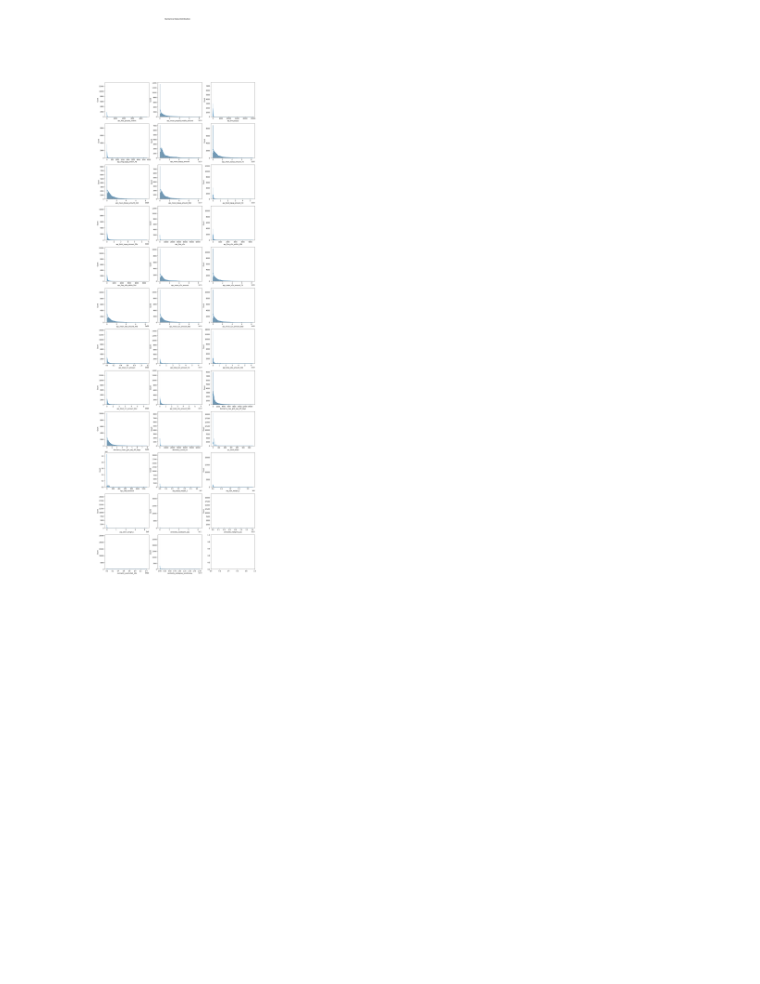
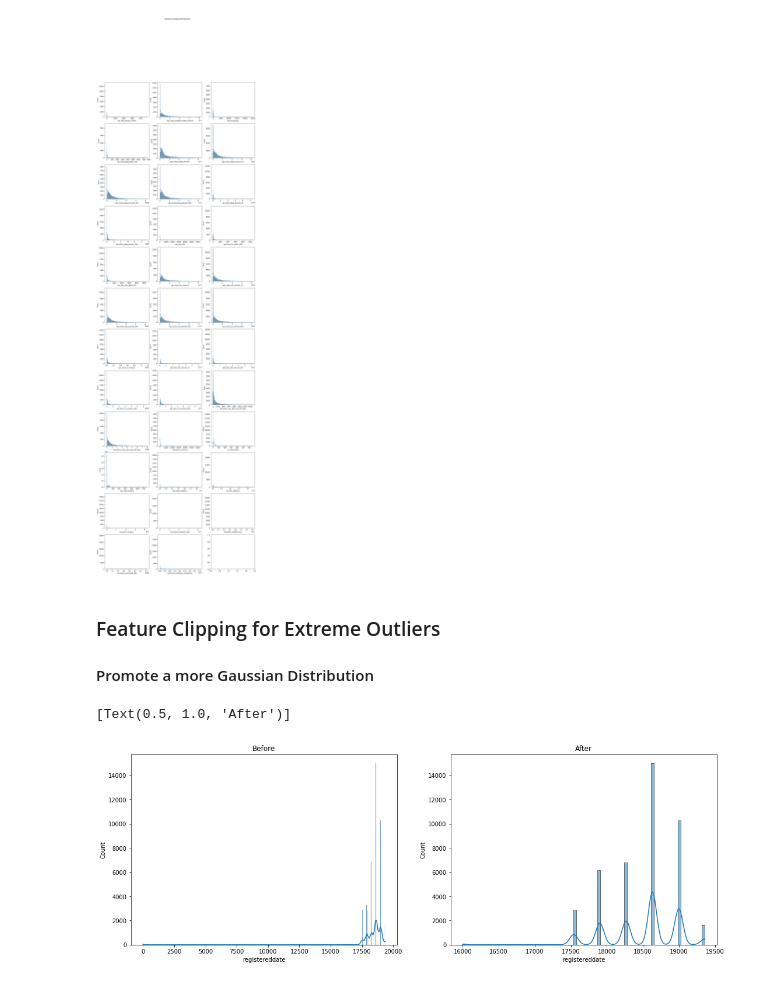
Before and after one commit to C23-FD-1/ml, a Jupyter notebook: Feature_coba.ipynb, the cells around one changed output. Saved outputs shown, nothing was run; the diff lists cells and outputs as text; code cells hidden in the pictures; blank space fills up the shorter version.

Commit message:
Finished clipping

```diff
--- a/Feature_coba.ipynb
+++ b/Feature_coba.ipynb
@@ -89,3 +84,19 @@ sns.histplot(ax=axes[11, 1], data=df['centrality_outdegree_sendmoney'], kde=True
 # %% [output]
 <AxesSubplot:xlabel='centrality_outdegree_sendmoney', ylabel='Count'>
 [figure]
+# %%
+df1 = df.copy()
+# %% [markdown]
+### Feature Clipping for Extreme Outliers
+#### Promote a more Gaussian Distribution
+# %%
+# Clipping 'registereddate' to (16000, 19360)
+df1['registereddate'] = df1['registereddate'].clip(16000, 19360)
+
+# Comparison
+fig, axes = plt.subplots(1, 2, figsize=(18, 6))
+sns.histplot(ax=axes[0], data=df['registereddate'], kde=True).set(title='Before')
+sns.histplot(ax=axes[1], data=df1['registereddate'], kde=True).set(title='After')
+# %% [output]
+[Text(0.5, 1.0, 'After')]
+[figure, added]
```
Also changed, not shown: parts of 5 cells of this notebook.
